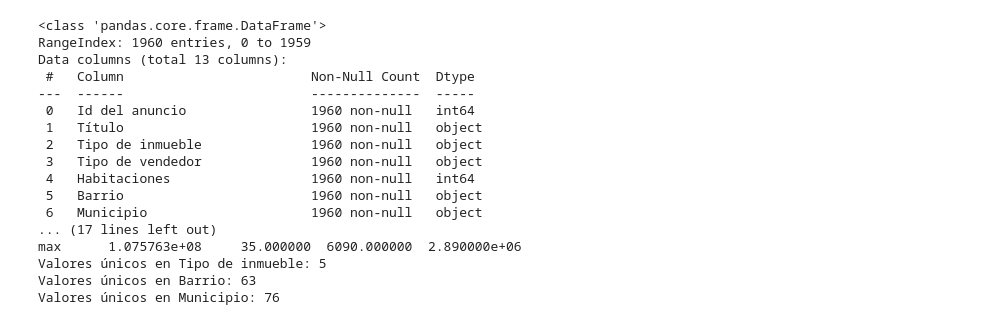
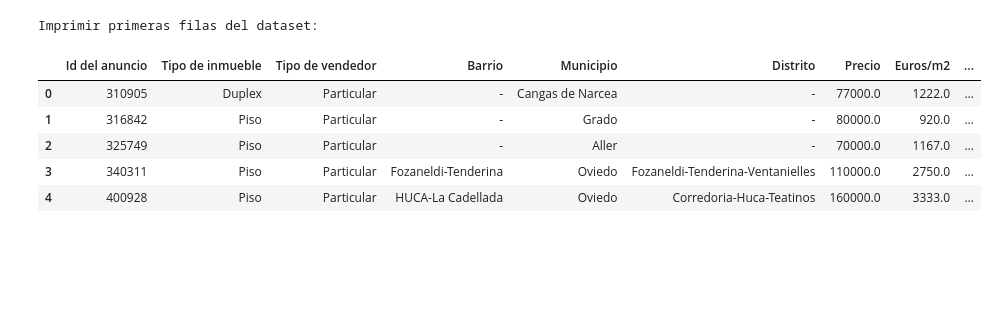
Before and after one commit to apvwbm/HousingPricePredictor-Asturias, a Jupyter notebook: src/notebooks/01_eda.ipynb, the cells around one changed output. Cells and saved outputs as stored; diff of their text form; code cells hidden in the pictures; blank space fills up the shorter version.

```diff
--- a/src/notebooks/01_eda.ipynb
+++ b/src/notebooks/01_eda.ipynb
@@ -1,32 +1,42 @@
-# %%
-import pandas as pd
-
-# Cargar datos
-df = pd.read_csv("../data/idealista_data_asturias.csv", sep=";")
-
-# Resumen básico
-print(df.info())
-print(df.describe())
-
-# Ver valores únicos en columnas categóricas
-categorical_cols = ["Tipo de inmueble", "Barrio", "Municipio"]
-for col in categorical_cols:
-    print(f"Valores únicos en {col}: {df[col].nunique()}")
-# %% [output]
-<class 'pandas.core.frame.DataFrame'>
-RangeIndex: 1960 entries, 0 to 1959
-Data columns (total 13 columns):
- #   Column                        Non-Null Count  Dtype
----  ------                        --------------  -----
- 0   Id del anuncio                1960 non-null   int64
- 1   Título                        1960 non-null   object
- 2   Tipo de inmueble              1960 non-null   object
- 3   Tipo de vendedor              1960 non-null   object
- 4   Habitaciones                  1960 non-null   int64
- 5   Barrio                        1960 non-null   object
- 6   Municipio                     1960 non-null   object
-... (17 lines left out)
-max      1.075763e+08     35.000000  6090.000000  2.890000e+06
-Valores únicos en Tipo de inmueble: 5
-Valores únicos en Barrio: 63
-Valores únicos en Municipio: 76
+# %%
+# | -------------------------------- |
+# | EDA - Exploratory Data Analysis  |
+# | -------------------------------- |
+
+# Librerías estándar
+import pandas as pd
+pd.set_option('display.max_columns', None)
+import numpy as np
+import matplotlib.pyplot as plt
+import seaborn as sns
+
+import sys
+import os
+sys.path.append(os.path.join(os.getcwd(), '../utils'))
+
+# Módulos personalizados
+from toolbox_ML import *
+from bootcampviztools import *
+
+# Desactivamos los warnings
+import warnings
+warnings.simplefilter("ignore")
+
+# Configuración para mejorar la visualización
+sns.set(style="whitegrid")
+plt.rcParams['figure.figsize'] = [12, 6]
+# %%
+# Cargar el dataset
+df = pd.read_csv("../data_sample/scrap_data_asturias.csv", sep=";")
+# %%
+# Imprimir primeras filas
+print("Imprimir primeras filas del dataset:")
+df.head()
+# %% [output]
+Imprimir primeras filas del dataset:
+|  | Id del anuncio | Tipo de inmueble | Tipo de vendedor | Barrio | Municipio | Distrito | Precio | Euros/m2 | ... |
+| 0 | 310905 | Duplex | Particular | - | Cangas de Narcea | - | 77000.0 | 1222.0 | ... |
+| 1 | 316842 | Piso | Particular | - | Grado | - | 80000.0 | 920.0 | ... |
+| 2 | 325749 | Piso | Particular | - | Aller | - | 70000.0 | 1167.0 | ... |
+| 3 | 340311 | Piso | Particular | Fozaneldi-Tenderina | Oviedo | Fozaneldi-Tenderina-Ventanielles | 110000.0 | 2750.0 | ... |
+| 4 | 400928 | Piso | Particular | HUCA-La Cadellada | Oviedo | Corredoria-Huca-Teatinos | 160000.0 | 3333.0 | ... |
```
Also changed, not shown: parts of 10 cells of this notebook, 27 other files.
